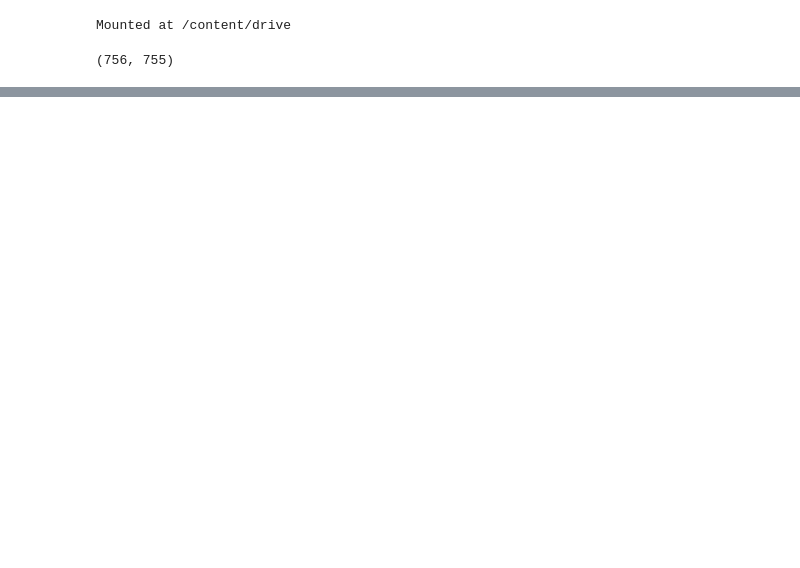
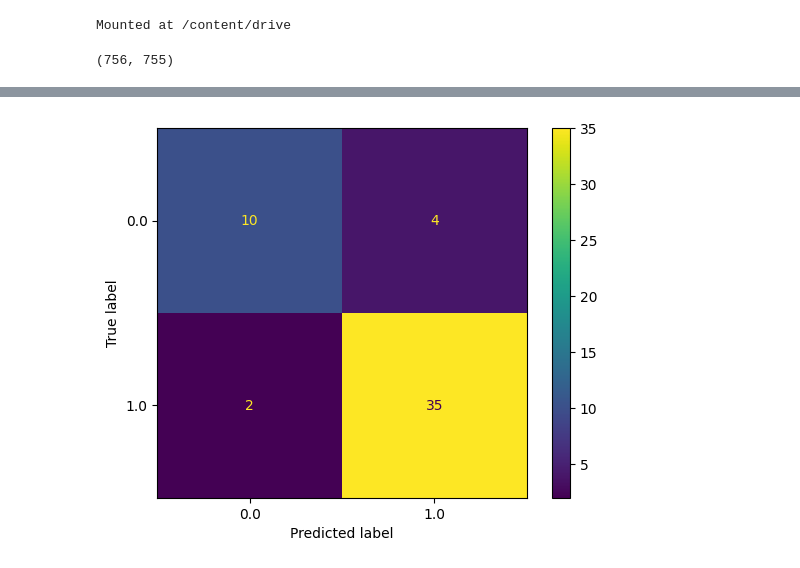
Before and after one commit to Suyash-Dhakal/Parkinson-Disease-Prediction, a Jupyter notebook: ParkinsonDiseasePrediction.ipynb, the cells around one changed output, grey strips where cells are left out. Drawn from its saved outputs; the diff is of its cells as text; code cells hidden in the pictures; blank space fills up the shorter version.

```diff
--- a/ParkinsonDiseasePrediction.ipynb
+++ b/ParkinsonDiseasePrediction.ipynb
@@ -32,0 +115,7 @@ df.shape
+# %%
+# As the data was highly imbalanced we will balance
+#  it by adding repetitive rows of minority class.
+ros = RandomOverSampler(sampling_strategy='minority',
+                        random_state=0)
+X, Y = ros.fit_resample(X_train, Y_train)
+X.shape, Y.shape
@@ -32,0 +124,17 @@ df.shape
+# %%
+from sklearn.metrics import roc_auc_score as ras
+models = [LogisticRegression(), XGBClassifier(), SVC(kernel='rbf', probability=True)] # Set probability to True
+
+for i in range(len(models)):
+    models[i].fit(X, Y)
+
+    print(f'{models[i]} : ')
+
+    train_preds = models[i].predict_proba(X)[:, 1]
+    print('Training Accuracy : ', ras(Y, train_preds))
+
+    val_preds = models[i].predict_proba(X_val)[:, 1]
+    print('Validation Accuracy : ', ras(Y_val, val_preds))
+    print()
+
+# This code is modified by Susobhan Akhuli
@@ -32,0 +159,9 @@ df.shape
+# %%
+from sklearn.metrics import ConfusionMatrixDisplay
+
+ConfusionMatrixDisplay.from_estimator(models[0], X_val, Y_val)
+plt.show()
+
+# This code is modified by Susobhan Akhuli
+# %% [output]
+[figure, added]
```
Also changed, not shown: parts of 10 cells of this notebook.
